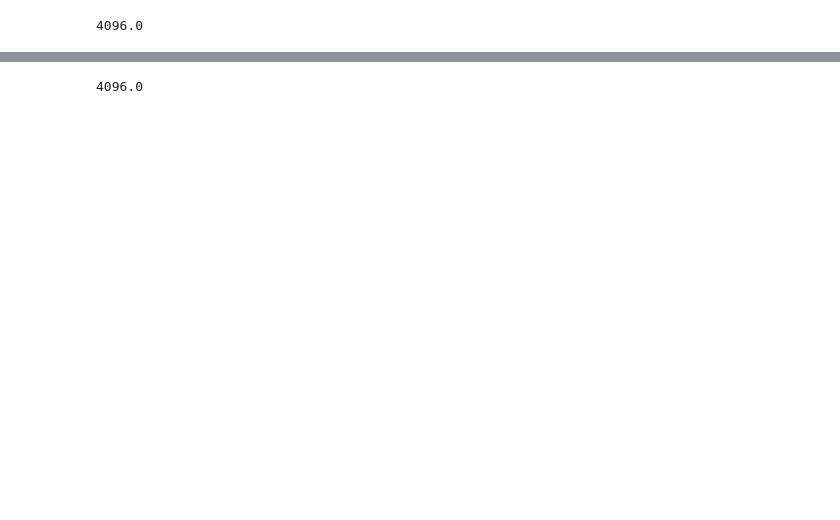
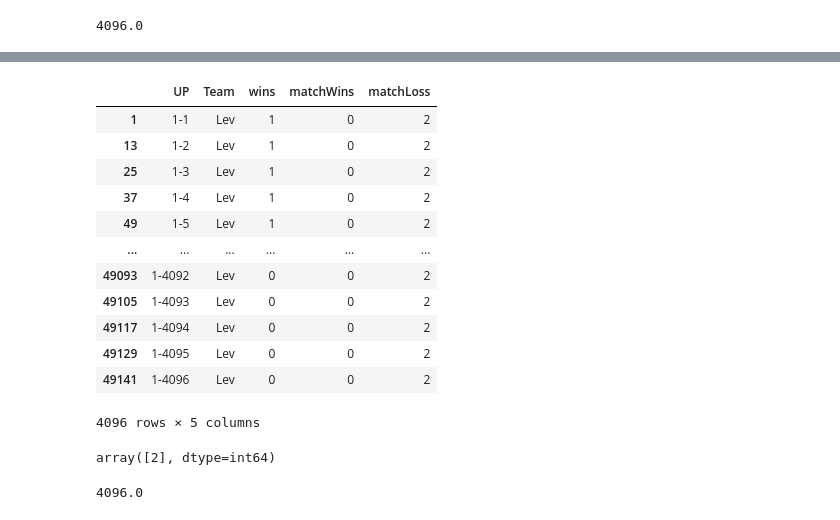
Before and after one commit to RkTcaster/groupcalculator, a Jupyter notebook: main.ipynb, the cells around one changed output, grey strips where cells are left out. Drawn from its saved outputs; the diff is of its cells as text; code cells hidden in the pictures; blank space fills up the shorter version.

Commit message:
fixed add matchWins and Loss

```diff
--- a/main.ipynb
+++ b/main.ipynb
@@ -86,21 +129,23 @@ def run_round(matches, teams, previous_results=None):
 
             for match_index, result in enumerate(combination):
                 team1, team2 = matches[match_index]
-                match_wins, match_loss = result_mapping[result]
+                team1_score, team2_score = result_mapping[result]
 
+                print(result)
                 if result in [2, 3]:
                     temp_teams[team1]["wins"] += 1
-                    temp_teams[team1]["matchWins"] += match_wins
-                    temp_teams[team1]["matchLoss"] += match_loss
-                    temp_teams[team2]["matchWins"] += match_loss
-                    temp_teams[team2]["matchLoss"] += match_wins
+                    temp_teams[team1]["matchWins"] += team1_score
+                    temp_teams[team1]["matchLoss"] += team2_score
+                    temp_teams[team2]["matchWins"] += team2_score
+                    temp_teams[team2]["matchLoss"] += team1_score
+                    # print(team1, team2, match_wins, match_loss)
+
                 else:
                     temp_teams[team2]["wins"] += 1
-                    temp_teams[team2]["matchWins"] += match_wins
-                    temp_teams[team2]["matchLoss"] += match_loss
-                    temp_teams[team1]["matchWins"] += match_loss
-                    temp_teams[team1]["matchLoss"] += match_wins
-
+                    temp_teams[team2]["matchWins"] += team2_score
+                    temp_teams[team2]["matchLoss"] += team1_score
+                    temp_teams[team1]["matchWins"] += team1_score
+                    temp_teams[team1]["matchLoss"] += team2_score
 
             new_up = f"{up}-{combination_index}"
 
@@ -131,3 +216,23 @@ round1_df = pd.DataFrame(match1_results)
+# %%
+round1_df[round1_df["Team"] == "Lev"]
+# %% [output]
+|  | UP | Team | wins | matchWins | matchLoss |
+| 1 | 1-1 | Lev | 1 | 0 | 2 |
+| 13 | 1-2 | Lev | 1 | 0 | 2 |
+| 25 | 1-3 | Lev | 1 | 0 | 2 |
+| 37 | 1-4 | Lev | 1 | 0 | 2 |
+| 49 | 1-5 | Lev | 1 | 0 | 2 |
+| ... | ... | ... | ... | ... | ... |
+| 49093 | 1-4092 | Lev | 0 | 0 | 2 |
+| 49105 | 1-4093 | Lev | 0 | 0 | 2 |
+| 49117 | 1-4094 | Lev | 0 | 0 | 2 |
+| 49129 | 1-4095 | Lev | 0 | 0 | 2 |
+| 49141 | 1-4096 | Lev | 0 | 0 | 2 |
+4096 rows × 5 columns
+# %%
+test_woking.matchWins.unique()
+# %% [output]
+array([2], dtype=int64)
 # %%
 match2_results = run_round(matches, teams, match1_results)
 # %%
```
Also changed, not shown: parts of 5 cells of this notebook.
